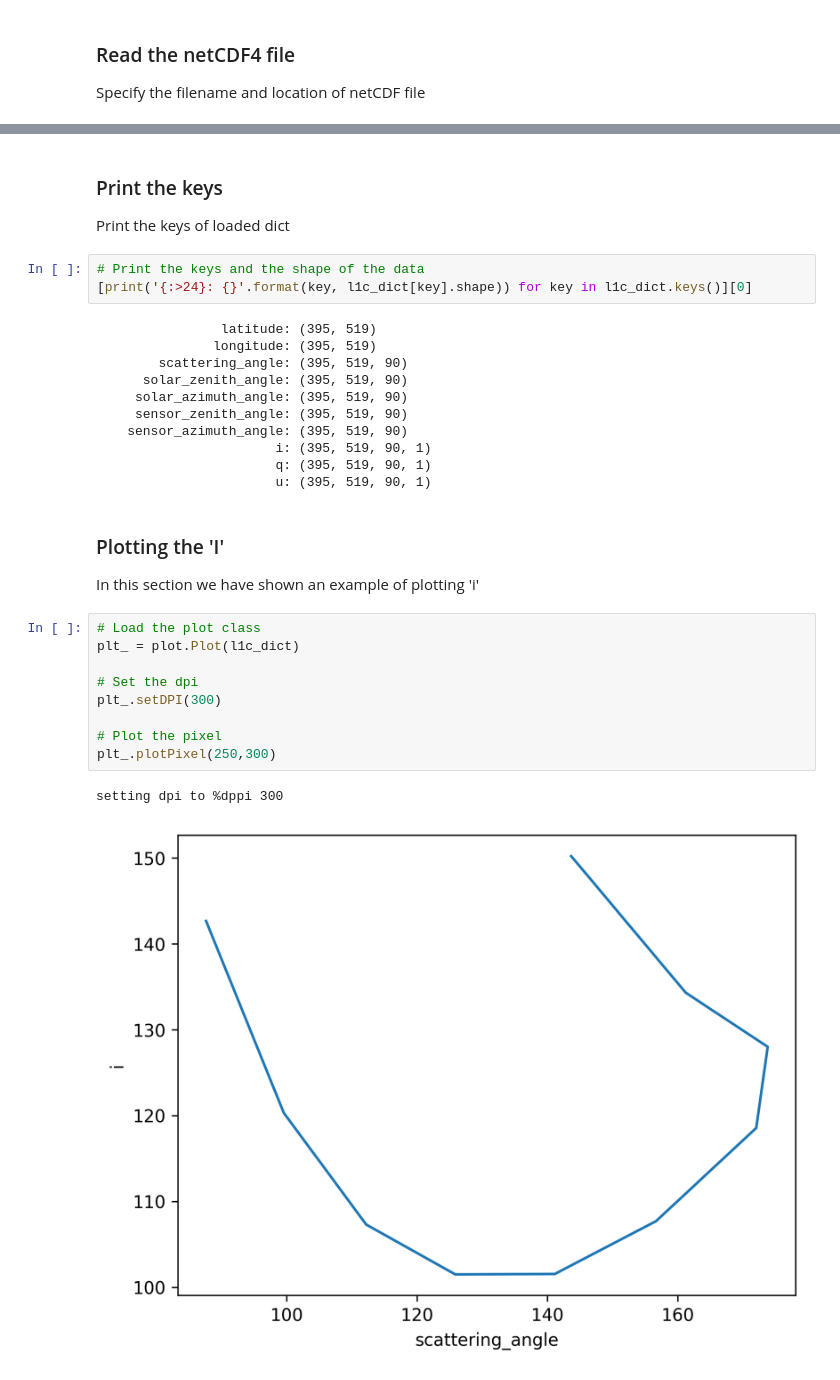
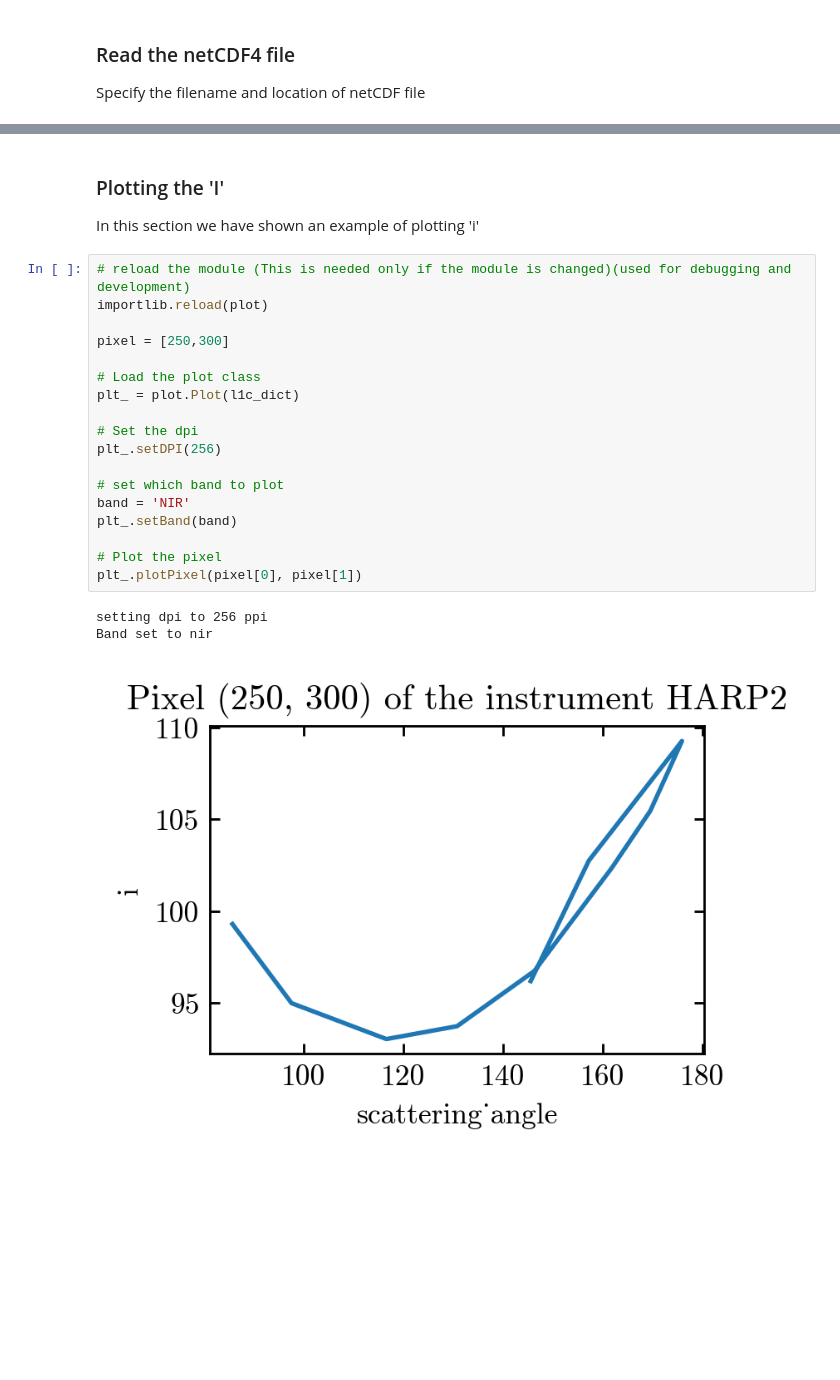
Before and after one commit to aninramesh/nasa-pace-data-reader, a Jupyter notebook: Examples/L1C-example.ipynb, the cells around one changed output, grey strips where cells are left out. Saved outputs shown, nothing was run; the diff lists cells and outputs as text; blank space fills up the shorter version.

Commit message:
Added capability to plot multiple variables and bands in a figure
- Improvements in the plotting library

```diff
--- a/Examples/L1C-example.ipynb
+++ b/Examples/L1C-example.ipynb
@@ -32,33 +50,26 @@ Reading HARP2 data from /Users/aputhukkudy/Downloads/PACE_HARP2.20220321T101844.
-# %% [markdown]
-### Print the keys
-Print the keys of loaded dict
-# %%
-# Print the keys and the shape of the data
-[print('{:>24}: {}'.format(key, l1c_dict[key].shape)) for key in l1c_dict.keys()][0]
-# %% [output]
-                latitude: (395, 519)
-               longitude: (395, 519)
-        scattering_angle: (395, 519, 90)
-      solar_zenith_angle: (395, 519, 90)
-     solar_azimuth_angle: (395, 519, 90)
-     sensor_zenith_angle: (395, 519, 90)
-    sensor_azimuth_angle: (395, 519, 90)
-                       i: (395, 519, 90, 1)
-                       q: (395, 519, 90, 1)
-                       u: (395, 519, 90, 1)
 # %% [markdown]
 ### Plotting the 'I'
 
 In this section we have shown an example of plotting 'i'
 # %%
+# reload the module (This is needed only if the module is changed)(used for debugging and development)
+importlib.reload(plot)
+
+pixel = [250,300]
+
 # Load the plot class
 plt_ = plot.Plot(l1c_dict)
 
 # Set the dpi
-plt_.setDPI(300)
+plt_.setDPI(256)
+
+# set which band to plot
+band = 'NIR'
+plt_.setBand(band)
 
 # Plot the pixel
-plt_.plotPixel(250,300)
+plt_.plotPixel(pixel[0], pixel[1])
 # %% [output]
-setting dpi to %dppi 300
+setting dpi to 256 ppi
+Band set to nir
-[figure, old version]
+[figure, new version]
```
Also changed, not shown: parts of 6 cells of this notebook, 4 other files.
